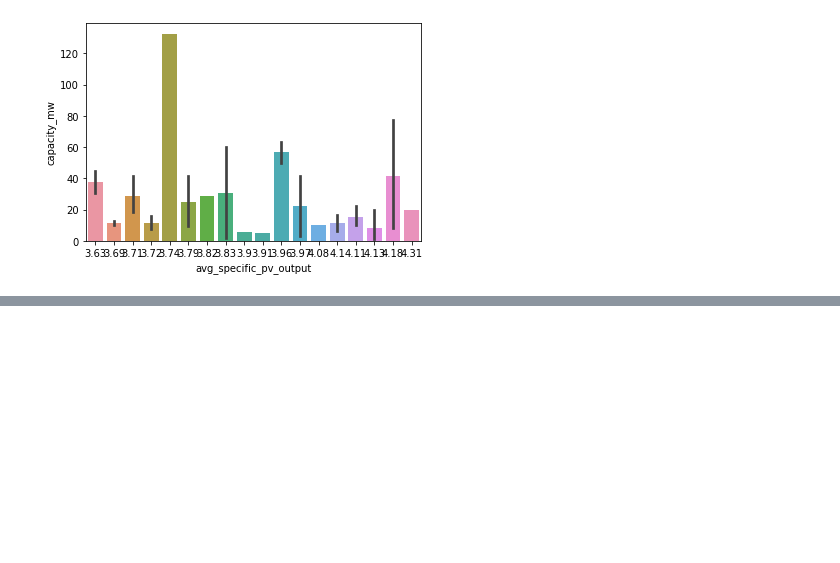
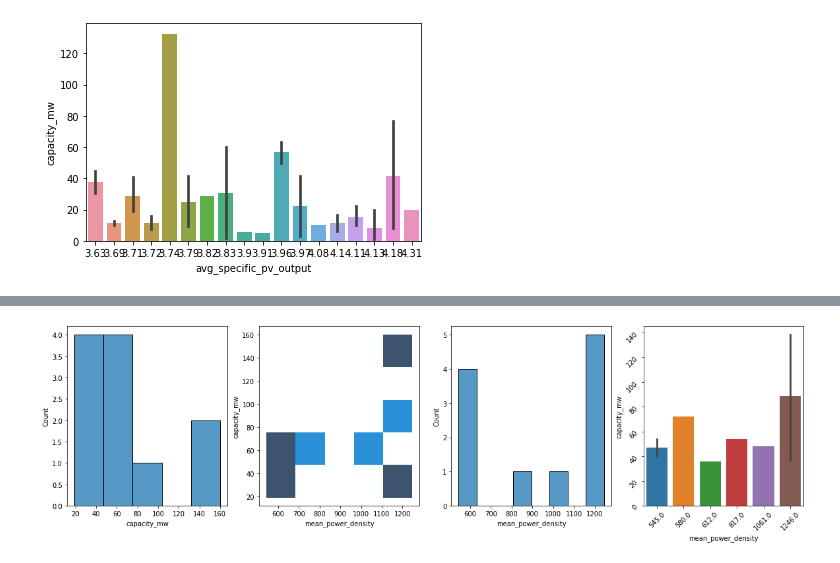
Before and after one commit to RaynorChavez/Solar-Wind-Energy-Analysis-Philippines, a Jupyter notebook: test.ipynb, the cells around one changed output, grey strips where cells are left out. Cells and saved outputs as stored; diff of their text form; code cells hidden in the pictures; blank space fills up the shorter version.

```diff
--- a/test.ipynb
+++ b/test.ipynb
@@ -148,0 +197,16 @@ ax = sns.barplot(x=variable_solar, y="capacity_mw", data=powerplants)
+# %%
+powerplants[variable_wind] = None
+powerplants[variable_wind+"_bin"] = None       # IMPLEMENT BIN
+
+count = 0
+for index, entry in powerplants.iterrows():
+    a = merged_wind.geometry.contains(entry['geometry'])
+    a = a[a == True]
+    i = a.index.array
+    if len(i) > 0:
+        powerplants[variable_wind][index] = merged_wind.loc[a.index.array[0]][variable_wind]
+        count +=1
+    else:
+        print(entry['geometry'])
+    #print(a.index.array)
+print(count)
@@ -148,0 +235,9 @@ ax = sns.barplot(x=variable_solar, y="capacity_mw", data=powerplants)
+# %%
+fig, (h1,h2,h3,h4) = plt.subplots(1,4, figsize=(20, 5))
+sns.histplot(x='capacity_mw', data=powerplants, ax=h1)
+sns.histplot(x=variable_wind, y="capacity_mw", data=powerplants, bins=5, ax=h2)
+sns.histplot(data=powerplants, x=variable_wind, bins=8, ax=h3)
+sns.barplot(x=variable_wind, y="capacity_mw", data=powerplants, ax=h4)
+h4.tick_params(labelrotation=45)
+# %% [output]
+[figure, added]
```
Also changed, not shown: parts of 11 cells of this notebook, 8 other files.
